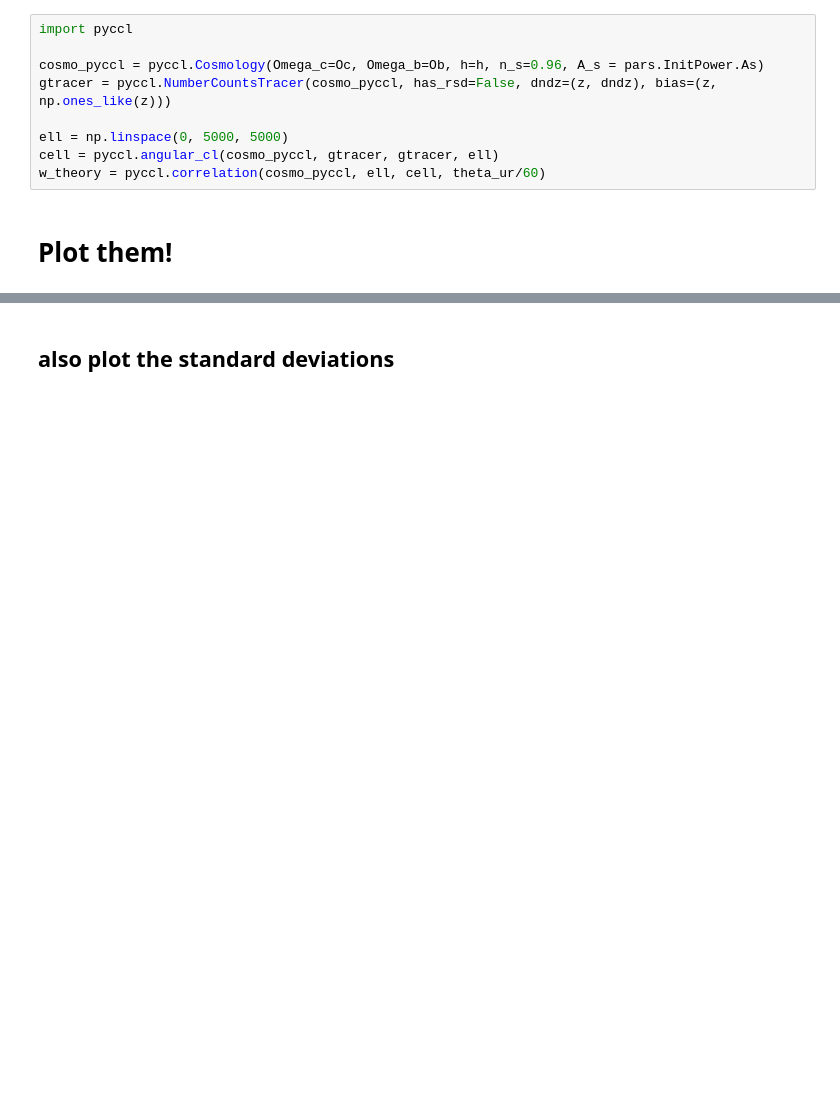
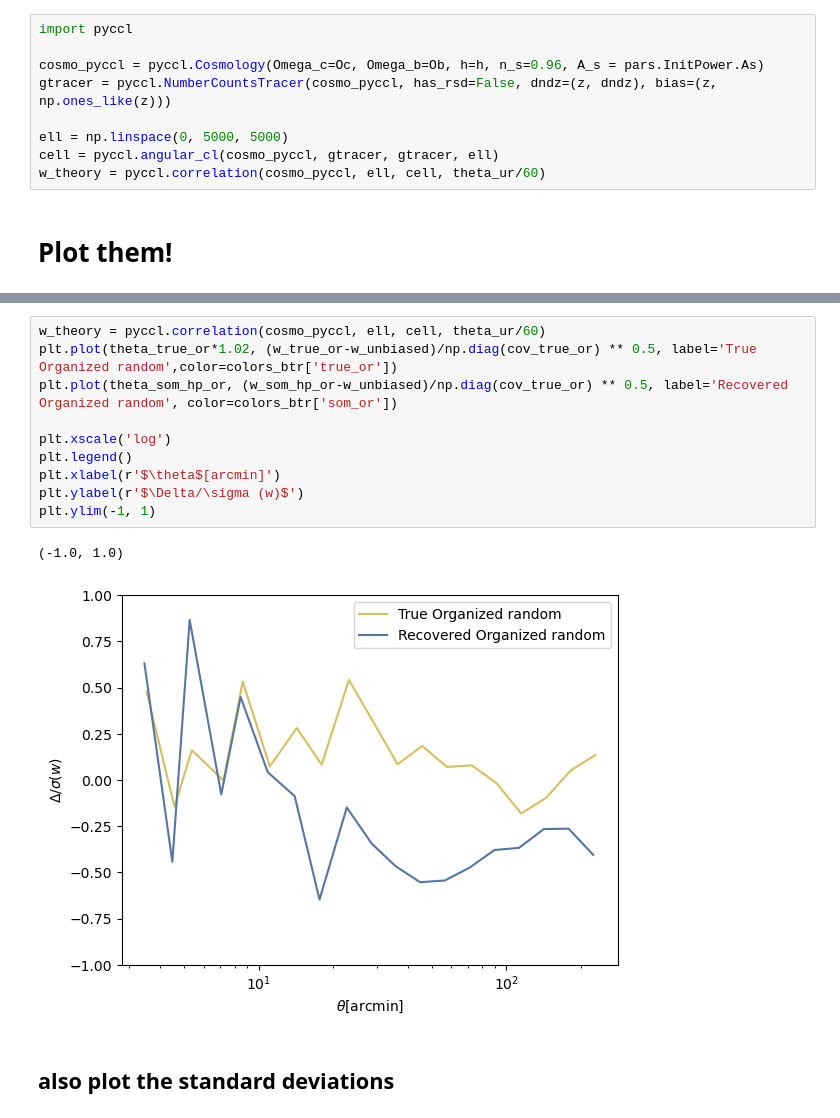
Before and after one commit to yanzastro/tiaogeng, a Jupyter notebook: codes/notebook/glass_validation_sample.ipynb, the cells around one changed output, grey strips where cells are left out. Cells and saved outputs as stored; diff of their text form; blank space fills up the shorter version.

```diff
--- a/codes/notebook/glass_validation_sample.ipynb
+++ b/codes/notebook/glass_validation_sample.ipynb
@@ -511,3 +515,16 @@ plt.ylim(0, 2)
+# %%
+w_theory = pyccl.correlation(cosmo_pyccl, ell, cell, theta_ur/60)
+plt.plot(theta_true_or*1.02, (w_true_or-w_unbiased)/np.diag(cov_true_or) ** 0.5, label='True Organized random',color=colors_btr['true_or'])
+plt.plot(theta_som_hp_or, (w_som_hp_or-w_unbiased)/np.diag(cov_true_or) ** 0.5, label='Recovered Organized random', color=colors_btr['som_or'])
+
+plt.xscale('log')
+plt.legend()
+plt.xlabel(r'$\theta$[arcmin]')
+plt.ylabel(r'$\Delta/\sigma (w)$')
+plt.ylim(-1, 1)
+# %% [output]
+(-1.0, 1.0)
+[figure, added]
 # %% [markdown]
 ## also plot the standard deviations
 # %%
```
Also changed, not shown: parts of 13 cells of this notebook, 2 other files.
